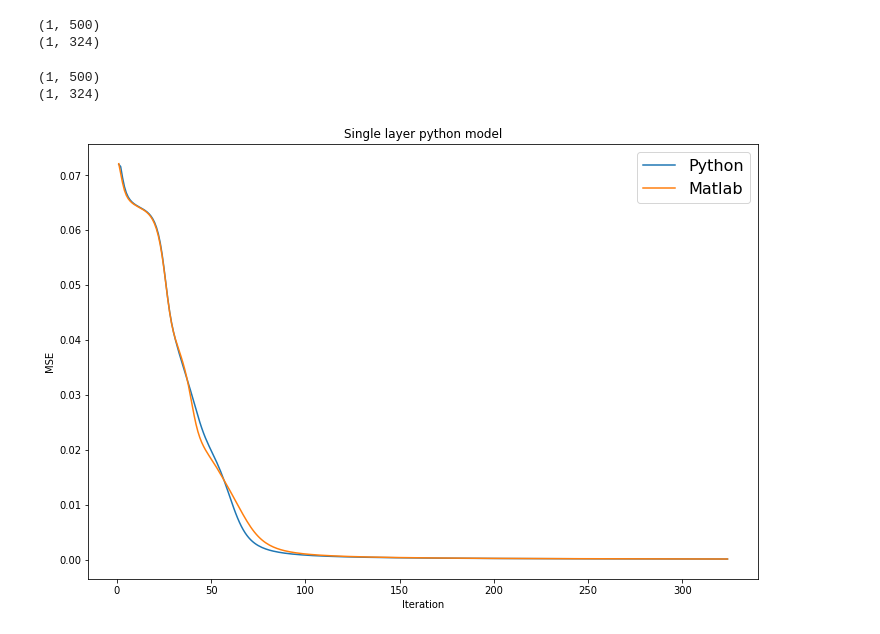
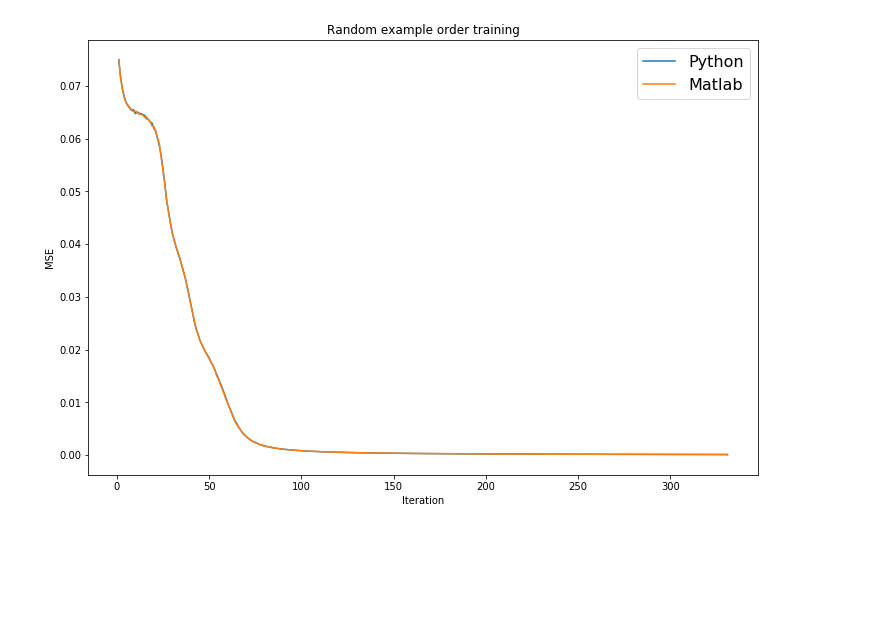
Before and after one commit to guydav/multitasking-modeling, a Jupyter notebook: models.ipynb, the cells around one changed output. Saved outputs shown, nothing was run; the diff lists cells and outputs as text; code cells hidden in the pictures; blank space fills up the shorter version.

```diff
--- a/models.ipynb
+++ b/models.ipynb
@@ -5,3 +5,12 @@ import numpy as np
 import matplotlib
 import matplotlib.pyplot as plt
 from scipy import io
+# %%
+MATLAB_OUTPUT = r'/Users/guydavidson/Dropbox/Multitasking Experiment V2/Guy/outputs/outputs-3-dims-4-feats-500-iters-21-Jul-2018.mat'
+PYTHON_SINGLE_LAYER_OUTPUT = r'/Users/guydavidson/projects/nivlab/multitasking-modeling/single-layer-model-outputs.mat'
+PYTHON_SINGLE_LAYER_MATLAB_PATTERNS_OUTPUT = r'/Users/guydavidson/projects/nivlab/multitasking-modeling/single-model-matlab-patterns-outputs.mat'
+PYTHON_MULTI_LAYER_OUTPUT = r'/Users/guydavidson/projects/nivlab/multitasking-modeling/single-model-outputs.mat'
+# %%
+python_output = io.loadmat(PYTHON_SINGLE_LAYER_MATLAB_PATTERNS_OUTPUT)
+# python_multi_output = io.loadmat(PYTHON_MULTI_LAYER_OUTPUT)
+matlab_output = io.loadmat(MATLAB_OUTPUT)
@@ -8,32 +42,23 @@ from scipy import io
 # %%
-MATLAB_OUTPUT = r'/Users/guydavidson/Dropbox/Multitasking Experiment V2/Guy/outputs/outputs-3-dims-4-feats-500-iters-21-Jul-2018.mat'
-PYTHON_SINGLE_LAYER_OUTPUT = r'/Users/guydavidson/projects/nivlab/multitasking-modeling/single-layer-model-outputs.mat'
+RANDOM_ORDER_MATLAB_OUTPUT = r'/Users/guydavidson/Dropbox/Multitasking Experiment V2/Guy/outputs/outputs-3-dims-4-feats-500-iters-24-Jul-2018.mat'
+RANDOM_ORDER_PYTHON_SINGLE_LAYER_OUTPUT = r'/Users/guydavidson/projects/nivlab/multitasking-modeling/single-model-random-order-outputs.mat'
 # %%
-python_output = io.loadmat(PYTHON_SINGLE_LAYER_OUTPUT)
-matlab_output = io.loadmat(MATLAB_OUTPUT)
+random_order_python_output = io.loadmat(RANDOM_ORDER_PYTHON_SINGLE_LAYER_OUTPUT)
+random_order_matlab_output = io.loadmat(RANDOM_ORDER_MATLAB_OUTPUT)
-# %% [output]
-(1, 500)
-(1, 324)
-# %%
-print(matlab_output['mse'].shape)
-print(python_output['mse'].shape)
-
-x_max = min(matlab_output['mse'].shape[1], python_output['mse'].shape[1])
-# %% [output]
-(1, 500)
-(1, 324)
 # %%
 FIGURE_SIZE = (12, 8)
 plt.figure(figsize=FIGURE_SIZE)
 
+x_max = min([out['mse'].shape[1] for out in (random_order_python_output, random_order_matlab_output)]) #, python_multi_output)])
 x = np.arange(1, x_max + 1, 1)
-plt.plot(x, np.squeeze(python_output['mse'][:, :x_max]), label='Python')
-plt.plot(x, np.squeeze(matlab_output['mse'][:, :x_max]), label='Matlab')
+plt.plot(x, np.squeeze(random_order_python_output['mse'][:, :x_max]), label='Python')
+# plt.plot(x, np.squeeze(python_multi_output['mse'][:, :x_max]), label='Python (split layers)')
+plt.plot(x, np.squeeze(random_order_matlab_output['mse'][:, :x_max]), label='Matlab')
 
 plt.legend(loc=1, fontsize=16)
-plt.title('Single layer python model')
+plt.title('Random example order training')
 plt.xlabel('Iteration')
 plt.ylabel('MSE')
 plt.show()
 # %% [output]
-[figure, old version]
+[figure, new version]
```
Also changed, not shown: parts of 2 cells of this notebook, 10 other files.
